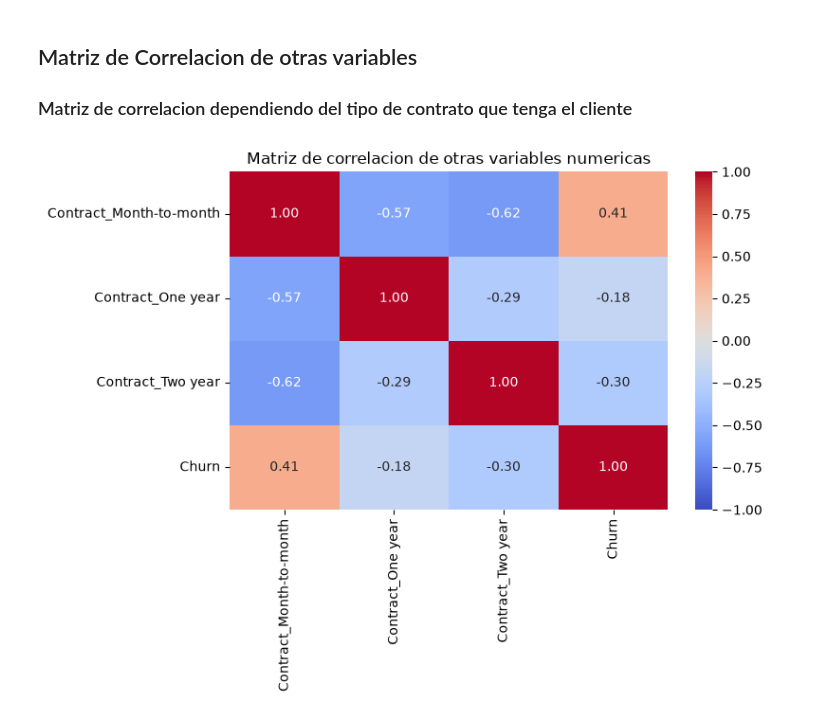
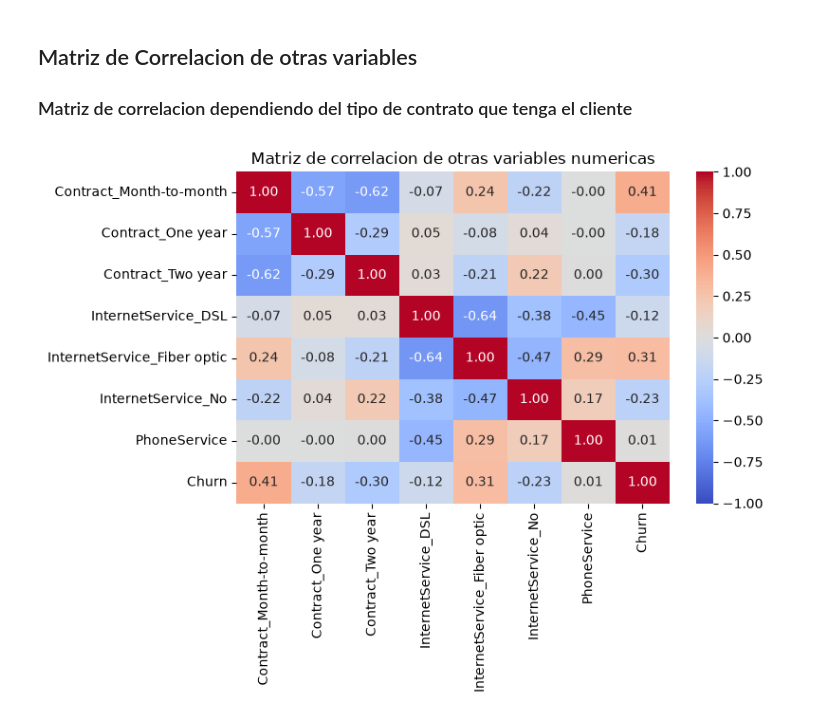
Before and after one commit to daniel-git130/CEIABD_26_27, a Jupyter notebook: MIS_TRABAJOS/Proyecto-1-Trimestre-DanielNietoBouza/Proyecto_DanielNietoBouza.ipynb, the cells around one changed output. Cells and saved outputs as stored; diff of their text form; code cells hidden in the pictures.

```diff
--- a/MIS_TRABAJOS/Proyecto-1-Trimestre-DanielNietoBouza/Proyecto_DanielNietoBouza.ipynb
+++ b/MIS_TRABAJOS/Proyecto-1-Trimestre-DanielNietoBouza/Proyecto_DanielNietoBouza.ipynb
@@ -704,12 +704,12 @@ plt.show()
 
 ### Matriz de correlacion dependiendo del tipo de contrato que tenga el cliente
 # %%
-columnas_corr = [c for c in ["Contract_Month-to-month", "Contract_One year", "Contract_Two year", "Churn"] if c in clientes_copia.columns]
+columnas_corr = [c for c in ["Contract_Month-to-month", "Contract_One year", "Contract_Two year", "InternetService_DSL", "InternetService_Fiber optic", "InternetService_No", "PhoneService", "Churn"] if c in clientes_copia.columns]
 corr = clientes_copia[columnas_corr].astype(float).corr()
 
 plt.figure(figsize=(8, 6))
 sns.heatmap(corr, annot=True, cmap="coolwarm", center=0, vmin=-1, vmax=1, fmt=".2f")
 plt.title("Matriz de correlacion de otras variables numericas")
 plt.tight_layout()
 # %% [output]
-[figure, old version]
+[figure, new version]
```
Also changed, not shown: parts of 2 cells of this notebook, 6 other files.
